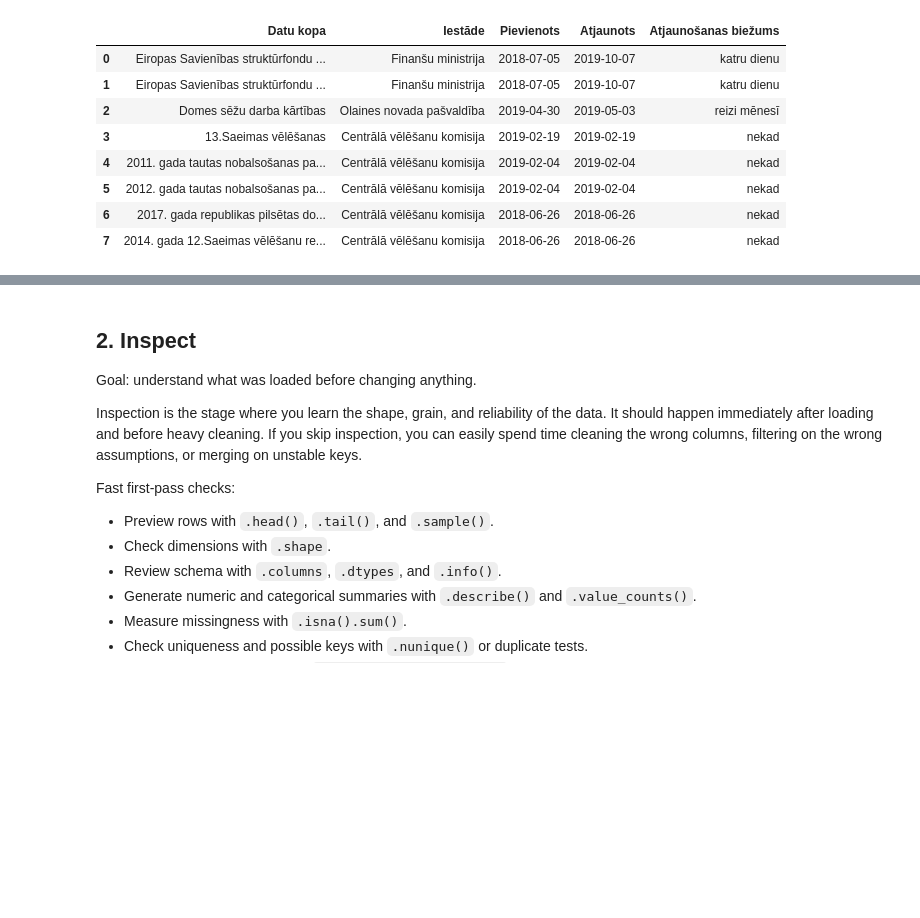
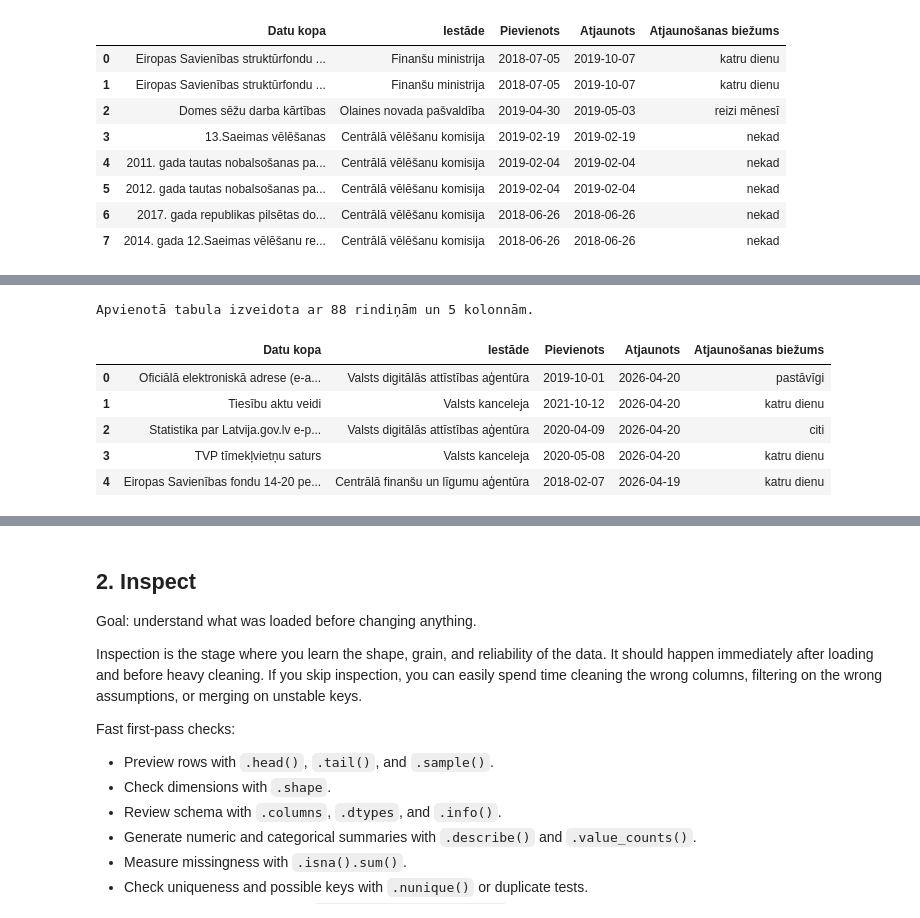
Before and after one commit to ValRCS/RTU_Python_CSP, a Jupyter notebook: notebooks/day4_pandas_full_worfklow_colab.ipynb, the cells around one changed output, grey strips where cells are left out. Cells and saved outputs as stored; diff of their text form; code cells hidden in the pictures; blank space fills up the shorter version.

```diff
--- a/notebooks/day4_pandas_full_worfklow_colab.ipynb
+++ b/notebooks/day4_pandas_full_worfklow_colab.ipynb
@@ -386,0 +411,16 @@ Pēdējā nolasītā tabula:
+# %%
+# ja mums jau visas tabulas ir sarakstā tad vienkārši padodam šo sarakstu pd.concat funkcijai, lai tās apvienotu vienā lielā tabulā
+data_gov_df = pd.concat(data_gov_tables, ignore_index=True) # ignore_index=True mums nodrošina ka jaunajā apvienotajā tabulā rindiņu indeksi būs unikāli un secīgi, nevis katrai sākotnējai tabulai sāksies no 0
+print(f"Apvienotā tabula izveidota ar {len(data_gov_df)} rindiņām un {data_gov_df.shape[1]} kolonnām.")
+# apskatamies pirmās 5 rindiņas no apvienotās tabulas
+# display pēdejā rindā koda šunai nav vajadzīgs
+# display(data_gov_df.head()) # šo izmantojam ja vajag kādu tabulu rādīt koda šunas vidū
+data_gov_df.head()
+# %% [output]
+Apvienotā tabula izveidota ar 88 rindiņām un 5 kolonnām.
+|  | Datu kopa | Iestāde | Pievienots | Atjaunots | Atjaunošanas biežums |
+| 0 | Oficiālā elektroniskā adrese (e-a... | Valsts digitālās attīstības aģentūra | 2019-10-01 | 2026-04-20 | pastāvīgi |
+| 1 | Tiesību aktu veidi | Valsts kanceleja | 2021-10-12 | 2026-04-20 | katru dienu |
+| 2 | Statistika par Latvija.gov.lv e-p... | Valsts digitālās attīstības aģentūra | 2020-04-09 | 2026-04-20 | citi |
+| 3 | TVP tīmekļvietņu saturs | Valsts kanceleja | 2020-05-08 | 2026-04-20 | katru dienu |
+| 4 | Eiropas Savienības fondu 14-20 pe... | Centrālā finanšu un līgumu aģentūra | 2018-02-07 | 2026-04-19 | katru dienu |
```
Also changed, not shown: parts of 11 cells of this notebook, 1 other file.
